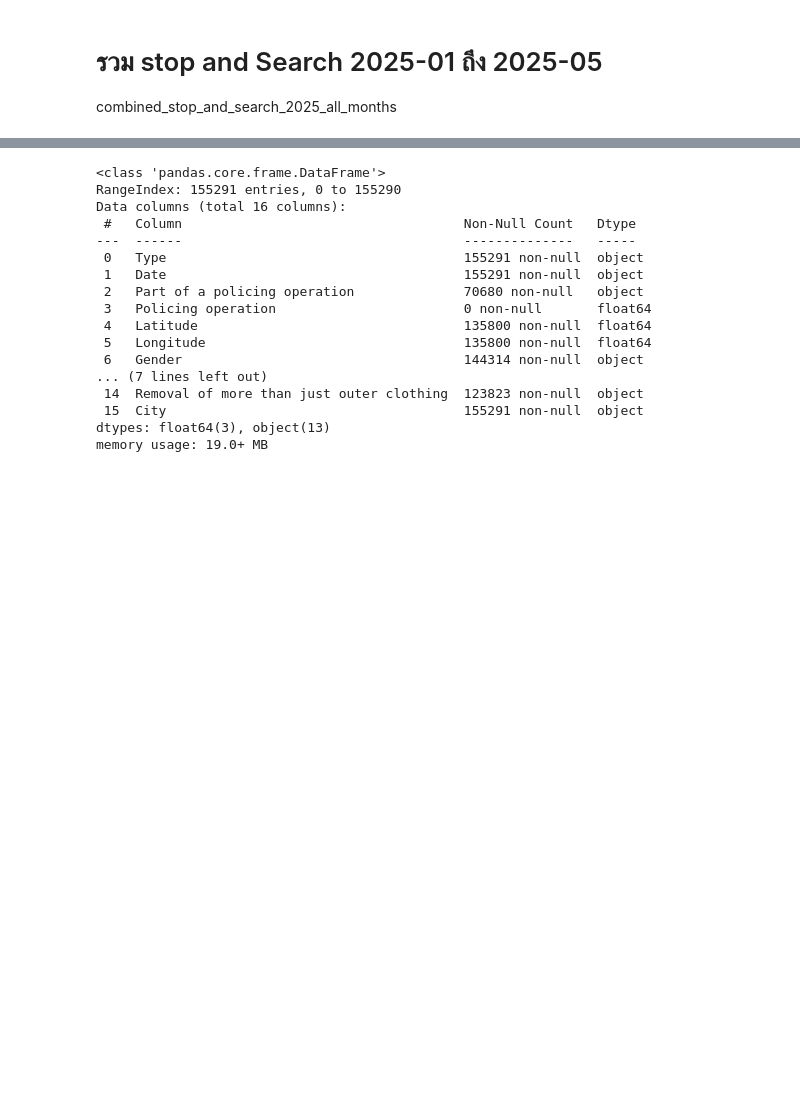
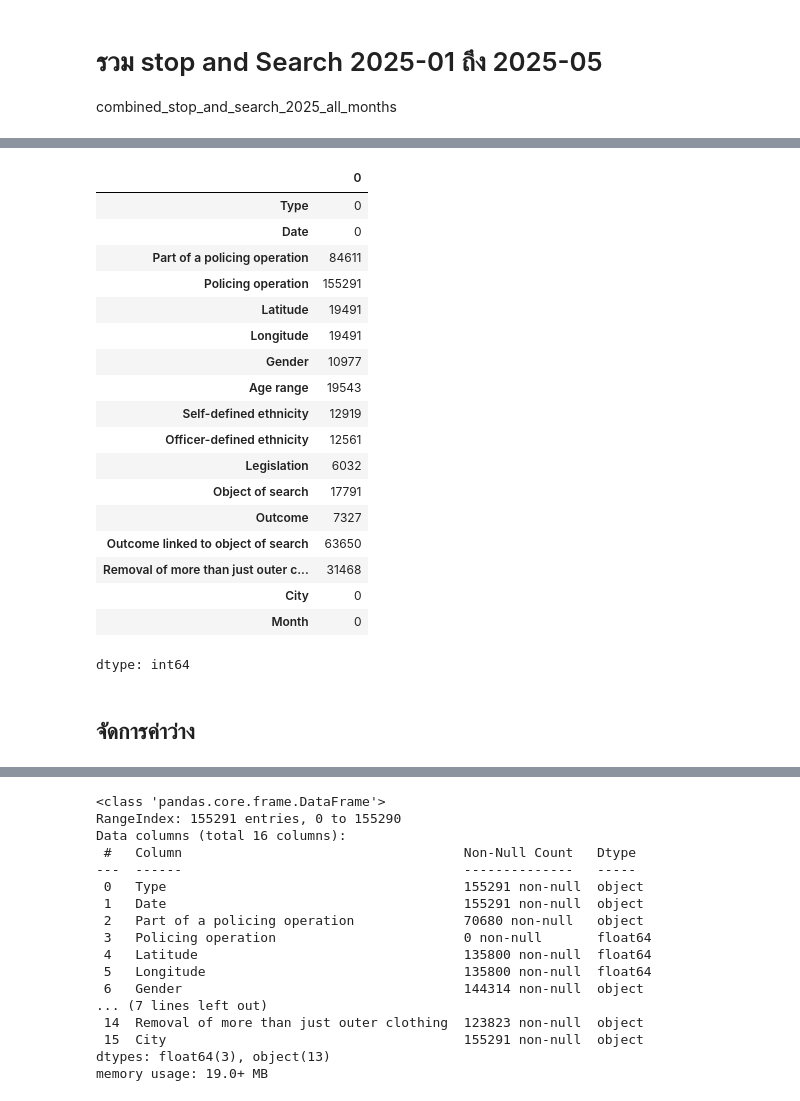
Before and after one commit to jangInw007/JENZY_Project, a Jupyter notebook: JENZY_is_perfect_project_Basicpro.ipynb, the cells around one changed output, grey strips where cells are left out. Drawn from its saved outputs; the diff is of its cells as text; code cells hidden in the pictures; blank space fills up the shorter version.

Commit message:
จัดการค่าว่าง

```diff
--- a/JENZY_is_perfect_project_Basicpro.ipynb
+++ b/JENZY_is_perfect_project_Basicpro.ipynb
@@ -296,0 +304,24 @@ Combined DataFrame from 2025-01 to 2025-05 stop-and-search files with 'City' and
+# %%
+combined_stop_and_search_2025_all_months.isnull().sum()
+# %% [output]
+|  | 0 |
+| Type | 0 |
+| Date | 0 |
+| Part of a policing operation | 84611 |
+| Policing operation | 155291 |
+| Latitude | 19491 |
+| Longitude | 19491 |
+| Gender | 10977 |
+| Age range | 19543 |
+| Self-defined ethnicity | 12919 |
+| Officer-defined ethnicity | 12561 |
+| Legislation | 6032 |
+| Object of search | 17791 |
+| Outcome | 7327 |
+| Outcome linked to object of search | 63650 |
+| Removal of more than just outer c... | 31468 |
+| City | 0 |
+| Month | 0 |
+dtype: int64
+# %% [markdown]
+## จัดการค่าว่าง
```
Also changed, not shown: parts of 12 cells of this notebook.
